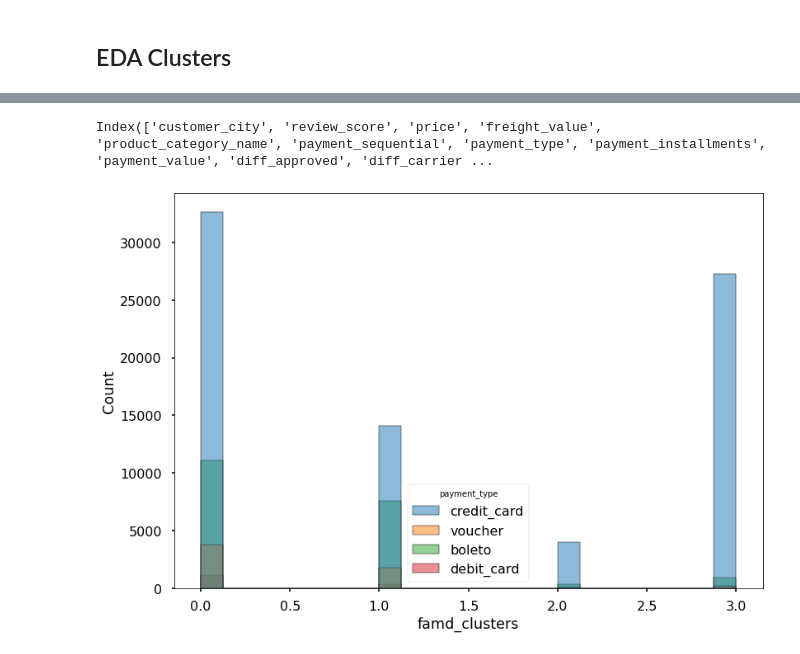
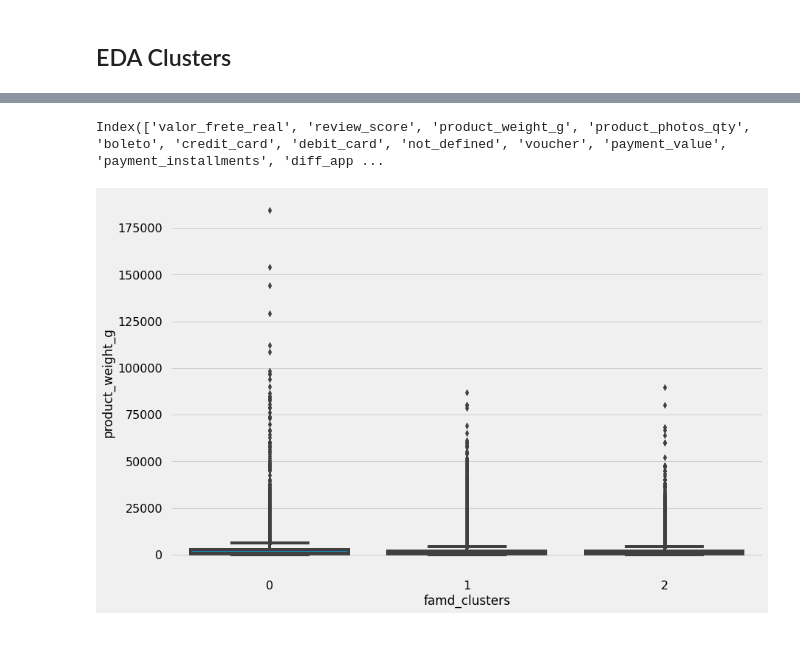
Before and after one commit to fabioismerim/consumer_score_prediction, a Jupyter notebook: clustering_approach/FAMD.ipynb, the cells around one changed output, grey strips where cells are left out. Saved outputs shown, nothing was run; the diff lists cells and outputs as text; code cells hidden in the pictures.

Commit message:
plots

```diff
--- a/clustering_approach/FAMD.ipynb
+++ b/clustering_approach/FAMD.ipynb
@@ -293,0 +278,5 @@ for c in cluster_famd_profile:
+# %%
+cluster_famd_profile = pd.read_csv('cluster_famd_profile.csv',
+                                  dtype = ({"review_score": str})
+                                  )
+cluster_famd_profile.head()
@@ -382,9 +369,11 @@ plt.show()
 # %%
 cluster_famd_profile.columns
 # %% [output]
-Index(['customer_city', 'review_score', 'price', 'freight_value', 'product_category_name', 'payment_sequential', 'payment_type', 'payment_installments', 'payment_value', 'diff_approved', 'diff_carrier ...
+Index(['valor_frete_real', 'review_score', 'product_weight_g', 'product_photos_qty', 'boleto', 'credit_card', 'debit_card', 'not_defined', 'voucher', 'payment_value', 'payment_installments', 'diff_app ...
 # %%
-ax = sns.histplot(x= 'famd_clusters', data = cluster_famd_profile, hue = 'payment_type')
+sns.boxplot(x = 'famd_clusters',
+            y = 'product_weight_g',
+            data = cluster_famd_profile)
 plt.show()
 # %% [output]
-[figure, old version]
+[figure, new version]
```
Also changed, not shown: parts of 24 cells of this notebook.
